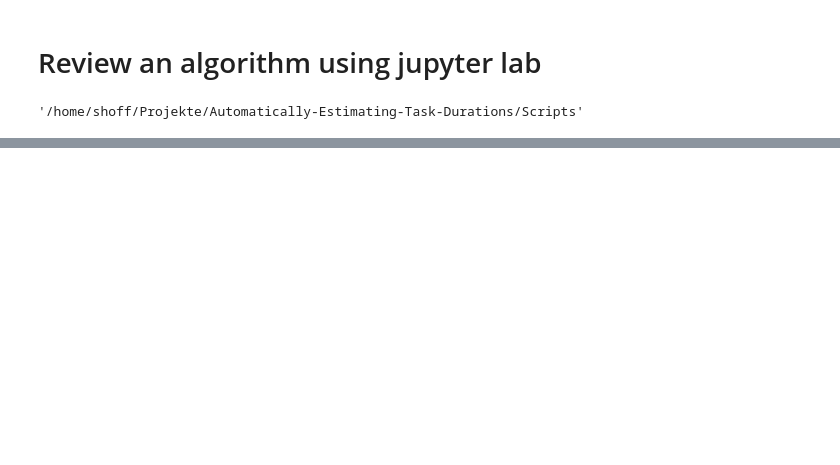
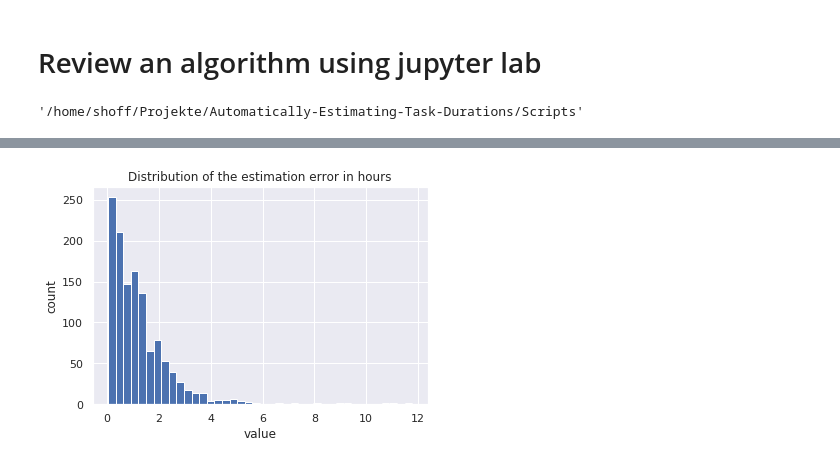
Before and after one commit to stho32/Automatically-Estimating-Task-Durations, a Jupyter notebook: Scripts/Algorithm_review.ipynb, the cells around one changed output, grey strips where cells are left out. Saved outputs shown, nothing was run; the diff lists cells and outputs as text; code cells hidden in the pictures; blank space fills up the shorter version.

```diff
--- a/Scripts/Algorithm_review.ipynb
+++ b/Scripts/Algorithm_review.ipynb
@@ -152,0 +80,5 @@ plt.show()
+# %%
+df2 = pd.read_csv("./output/A004_SWE-Archiv-2020_SWE-Archiv-2021_.csv")
+df2['EstimationErrorInSeconds'] = df2.apply (lambda row: row["EstimateInSeconds"] - row["DurationInSeconds"], axis=1)
+df2['EstimationErrorInHours'] = df2.apply (lambda row: row["EstimateInSeconds"]/60/60, axis=1)
+df2.tail(1)
@@ -152,0 +88,8 @@ plt.show()
+# %%
+plt.hist(df2["EstimationErrorInHours"], bins=40)
+plt.title("Distribution of the estimation error in hours")
+plt.xlabel("value")
+plt.ylabel("count")
+plt.show()
+# %% [output]
+[figure, added]
```
Also changed, not shown: parts of 24 cells of this notebook, 4 other files.
